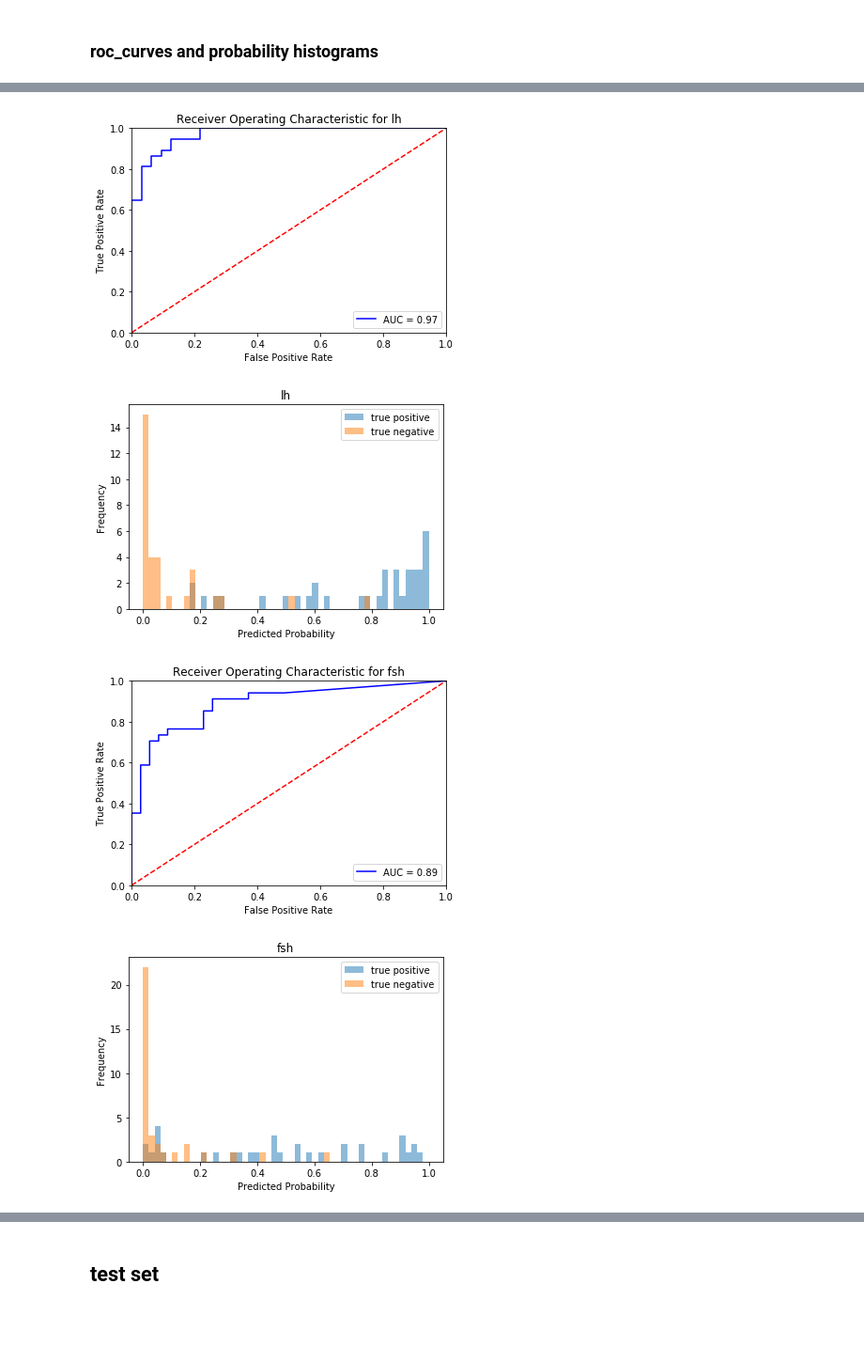
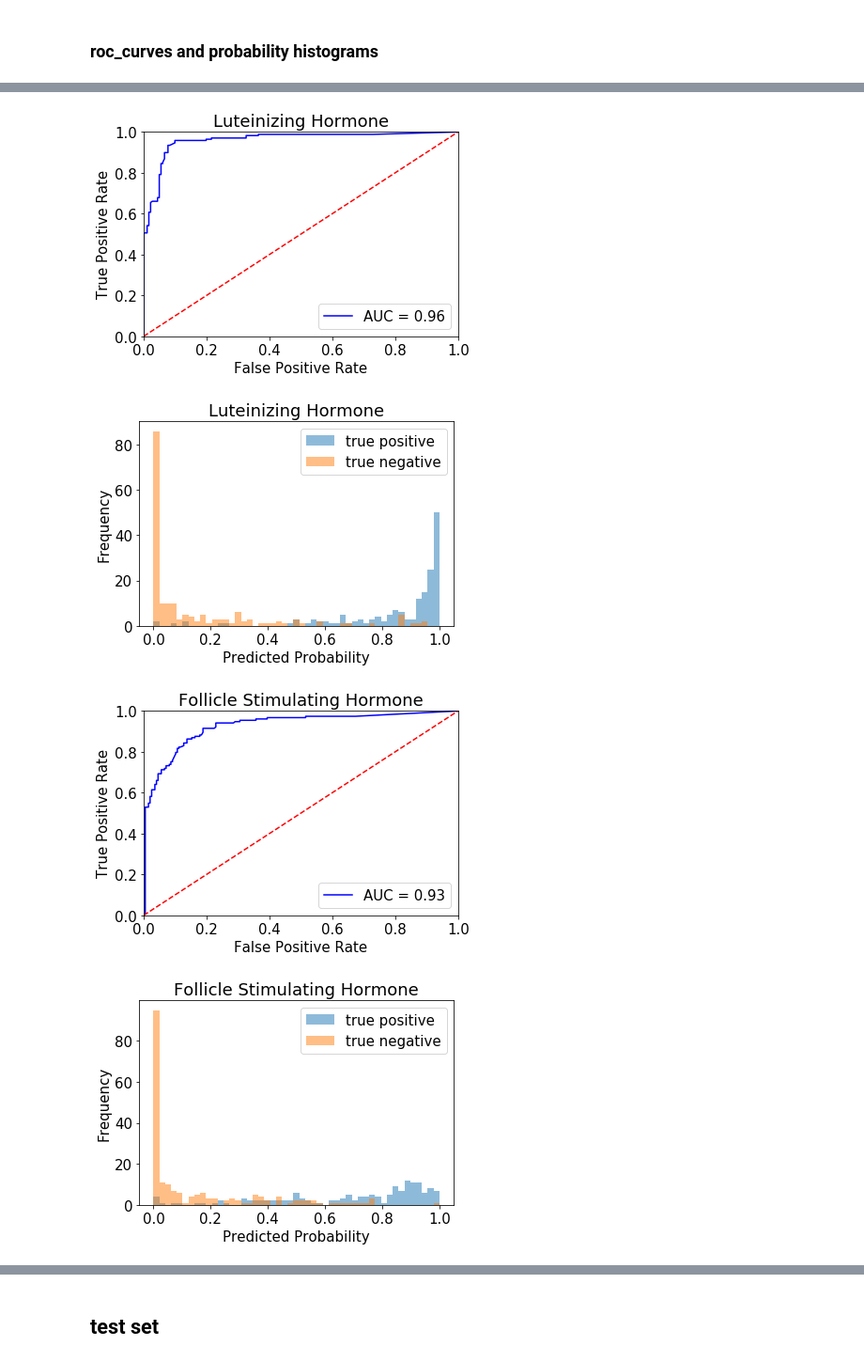
Before and after one commit to ChristophNeuner/pituitary_gland_adenomas, a Jupyter notebook: network-entity_classification.ipynb, the cells around one changed output, grey strips where cells are left out. Shown at 94% size. Saved outputs shown, nothing was run; the diff lists cells and outputs as text; code cells hidden in the pictures; blank space fills up the shorter version.

```diff
--- a/network-entity_classification.ipynb
+++ b/network-entity_classification.ipynb
@@ -752,3 +757,5 @@ learner.save(nameHead)
 # %%
 learner.unfreeze()
+# %%
+plt.rcParams.update({'font.size': 15})
 # %%
@@ -1037,7 +1054,7 @@ n_splits = 5
 n = 13
 saved_model_names = ['bestmodel_lr2=1e-7--lr3=1e-6_2nd_run_9', 'bestmodel_lr2=1e-7--lr3=1e-6_9', 'bestmodel_lr2=1e-7--lr3=1e-6_9', 'bestmodel_lr2=1e-7--lr3=1e-6_9', 'bestmodel_lr2=1e-7--lr3=1e-6_9']
 copi_val = None
-separated = True
+separated = False
 # %%
 for iteration in tqdm(range(n_splits)):
     x_case_id_indices = list(range(len(case_ids)))
@@ -1104,8 +1121,8 @@ for iteration in tqdm(range(n_splits)):
 [interactive output not drawn]
 [interactive output not drawn]
 # %%
-copi_val_save_name = "13-5_fold_cross_validation-copi_val-separated=True.pkl"
-#copi_val_save_name = "13-5_fold_cross_validation-copi_val-separated=False.pkl"
+#copi_val_save_name = "13-5_fold_cross_validation-copi_val-separated=True.pkl"
+copi_val_save_name = "13-5_fold_cross_validation-copi_val-separated=False--2.pkl"
 # %%
 ###
 # save it to disc as pickle file
@@ -1144,7 +1161,7 @@ accuracy_per_class_val
 # %% [markdown]
 ### roc_curves and probability histograms
 # %%
-class_names = ['acth', 'silent', 'lh', 'fsh']
+class_names = ['Corticotropic', 'Silent Corticotropic', 'Luteinizing Hormone', 'Follicle Stimulating Hormone']
 class_numbers = [0,1,2,3]
 # %%
 for class_name, class_number in zip(class_names, class_numbers):
@@ -1168,7 +1185,7 @@ for class_name, class_number in zip(class_names, class_numbers):
 
     roc_auc = auc(fpr, tpr)
 
-    plt.title(f'Receiver Operating Characteristic for {class_name}')
+    plt.title(f'{class_name}')
     plt.plot(fpr, tpr, 'b', label = 'AUC = %0.2f' % roc_auc)
     plt.legend(loc = 'lower right')
     plt.plot([0, 1], [0, 1],'r--')
@@ -1216,5 +1233,5 @@ for class_name, class_number in zip(class_names, class_numbers):
-[figure, old version]
+[figure, new version]
-[figure, old version]
+[figure, new version]
-[figure, old version]
+[figure, new version]
-[figure, old version]
+[figure, new version]
 # %%
```
Also changed, not shown: parts of 14 cells of this notebook.
